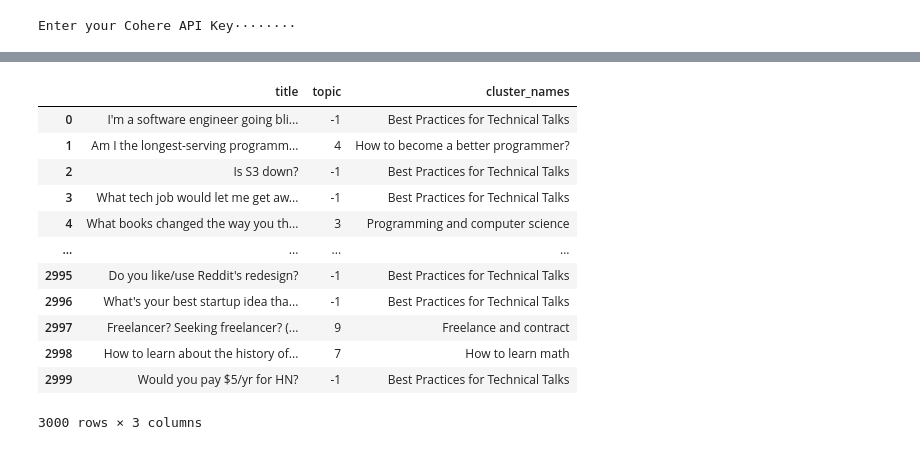
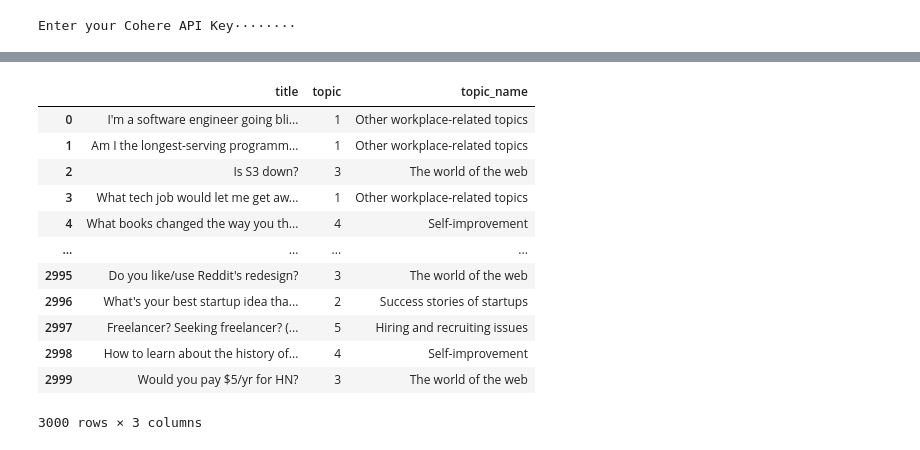
Before and after one commit to cohere-ai/sandbox-topically, a Jupyter notebook: notebooks/Intro - Topically with BERTopic.ipynb, the cells around one changed output, grey strips where cells are left out. Saved outputs shown, nothing was run; the diff lists cells and outputs as text; code cells hidden in the pictures.

Commit message:
Simpler example in README, naming from "clusters" to "topics", expanded on notebook

```diff
--- a/notebooks/Intro - Topically with BERTopic.ipynb
+++ b/notebooks/Intro - Topically with BERTopic.ipynb
@@ -36,5 +60,5 @@ app = Topically()
 Enter your Cohere API Key········
 # %%
 # Name each cluster. This will make one request to GENERATE for each cluster.
-# Since we have 10 clusters, this will call Cohere Generate 10 times.
-df['cluster_names'] = app.name_clusters((df['title'], df['topic']))
+# Since we have 8 topics, this will call Cohere Generate 8 times.
+df['topic_name'], topic_names = app.name_topics((df['title'], df['topic']))
@@ -41,17 +77,17 @@ df['cluster_names'] = app.name_clusters((df['title'], df['topic']))
 # %%
 # Preview the generated names
-df[['title', 'topic', 'cluster_names']]
+df[['title', 'topic', 'topic_name']]
 # %% [output]
-|  | title | topic | cluster_names |
-| 0 | I'm a software engineer going bli... | -1 | Best Practices for Technical Talks |
-| 1 | Am I the longest-serving programm... | 4 | How to become a better programmer? |
-| 2 | Is S3 down? | -1 | Best Practices for Technical Talks |
-| 3 | What tech job would let me get aw... | -1 | Best Practices for Technical Talks |
-| 4 | What books changed the way you th... | 3 | Programming and computer science |
+|  | title | topic | topic_name |
+| 0 | I'm a software engineer going bli... | 1 | Other workplace-related topics |
+| 1 | Am I the longest-serving programm... | 1 | Other workplace-related topics |
+| 2 | Is S3 down? | 3 | The world of the web |
+| 3 | What tech job would let me get aw... | 1 | Other workplace-related topics |
+| 4 | What books changed the way you th... | 4 | Self-improvement |
 | ... | ... | ... | ... |
-| 2995 | Do you like/use Reddit's redesign? | -1 | Best Practices for Technical Talks |
-| 2996 | What's your best startup idea tha... | -1 | Best Practices for Technical Talks |
-| 2997 | Freelancer? Seeking freelancer? (... | 9 | Freelance and contract |
-| 2998 | How to learn about the history of... | 7 | How to learn math |
-| 2999 | Would you pay $5/yr for HN? | -1 | Best Practices for Technical Talks |
+| 2995 | Do you like/use Reddit's redesign? | 3 | The world of the web |
+| 2996 | What's your best startup idea tha... | 2 | Success stories of startups |
+| 2997 | Freelancer? Seeking freelancer? (... | 5 | Hiring and recruiting issues |
+| 2998 | How to learn about the history of... | 4 | Self-improvement |
+| 2999 | Would you pay $5/yr for HN? | 3 | The world of the web |
 3000 rows × 3 columns
```
Also changed, not shown: parts of 11 cells of this notebook, 3 other files.
